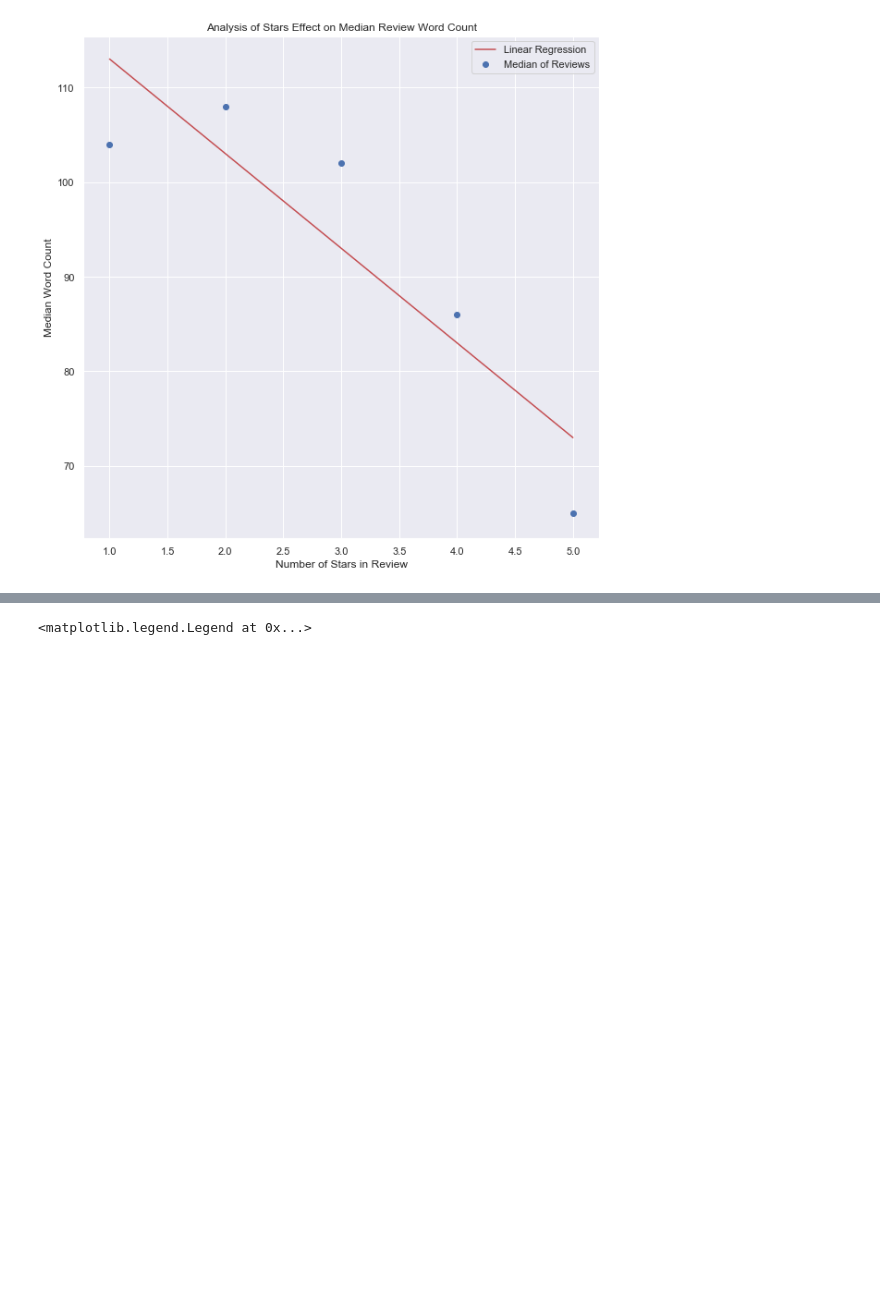
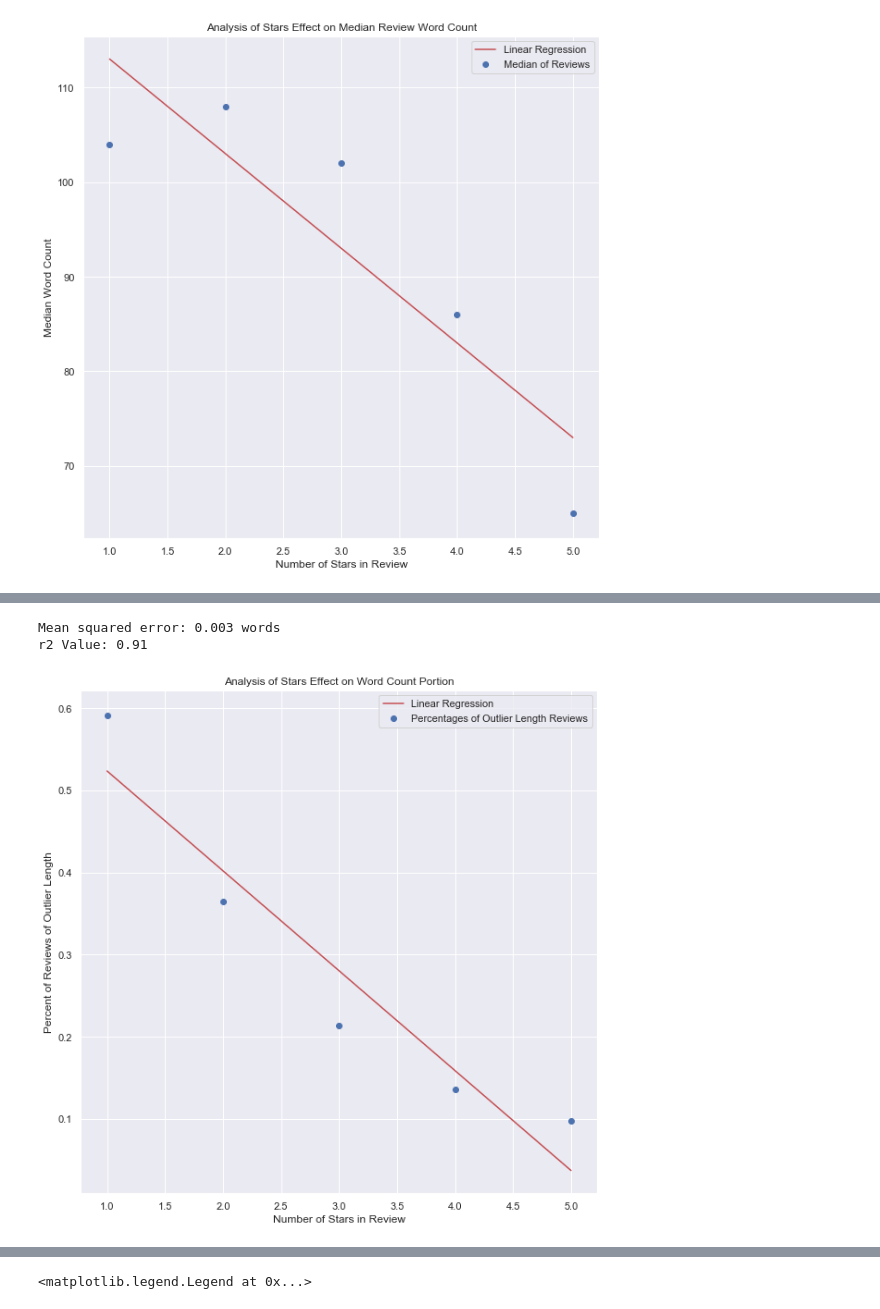
Before and after one commit to mickey-is-codin/data-science, a Jupyter notebook: Kaggle/Yelp/YelpReviewsExploratoryAnalysis.ipynb, the cells around one changed output, grey strips where cells are left out. Drawn from its saved outputs; the diff is of its cells as text; code cells hidden in the pictures; blank space fills up the shorter version.

```diff
--- a/Kaggle/Yelp/YelpReviewsExploratoryAnalysis.ipynb
+++ b/Kaggle/Yelp/YelpReviewsExploratoryAnalysis.ipynb
@@ -272,0 +373,28 @@ r2 Value: 0.79
+# %%
+fig, ax = plt.subplots(figsize=(10,10))
+
+x_values = np.array([(x+1, x+1) for x, val in enumerate(percentages_outlier)])
+outlier_percentages_Y = np.array([(x+1, val) for x,val in enumerate(percentages_outlier)])
+
+regr = linear_model.LinearRegression()
+regr.fit(x_values, outlier_percentages_Y)
+
+x_list = range(1,len(actual)+1)
+predicted = regr.predict(x_values)
+predicted = [x[1] for x in predicted]
+actual = [x[1] for x in outlier_percentages_Y]
+
+plt.plot(x_list, predicted, 'r-')
+plt.scatter(x_list, actual)
+
+plt.xlabel('Number of Stars in Review')
+plt.ylabel('Percent of Reviews of Outlier Length')
+plt.title('Analysis of Stars Effect on Word Count Portion')
+plt.legend(['Linear Regression', 'Percentages of Outlier Length Reviews'])
+
+print("Mean squared error: %.3f words" % mean_squared_error(actual, predicted))
+print('r2 Value: %.2f' % r2_score(actual, predicted))
+# %% [output]
+Mean squared error: 0.003 words
+r2 Value: 0.91
+[figure, added]
```
Also changed, not shown: parts of 33 cells of this notebook.
